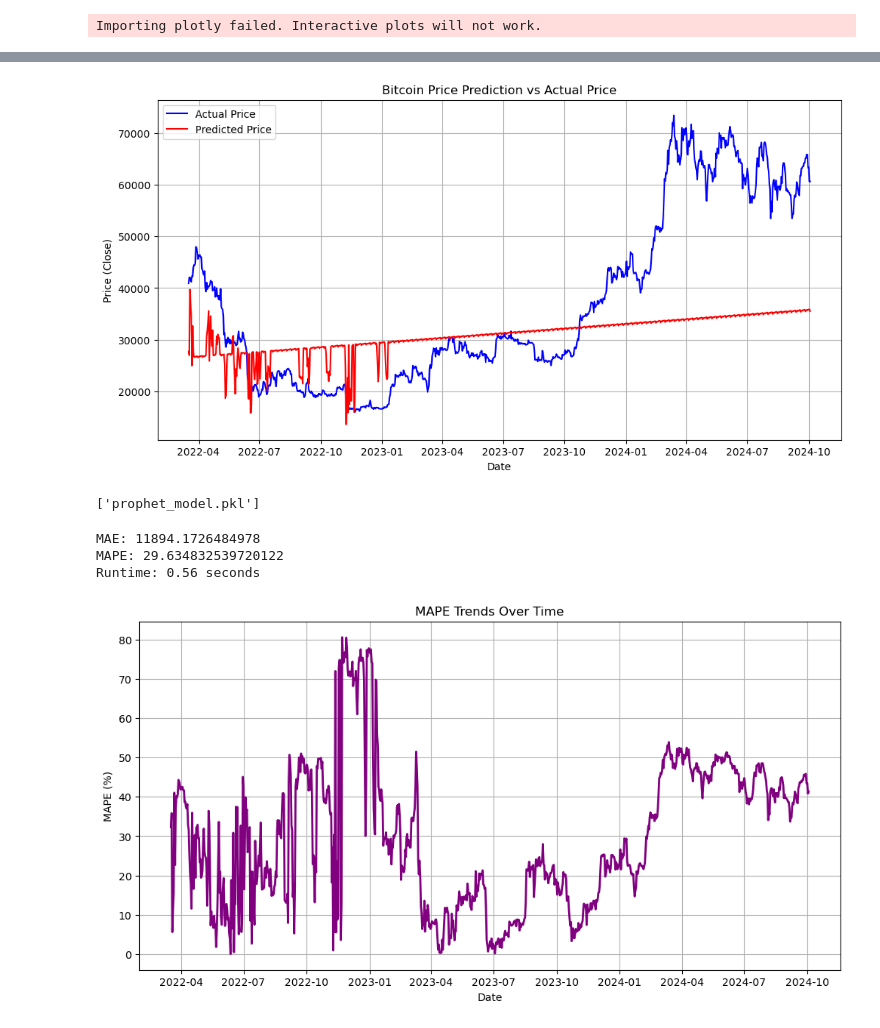
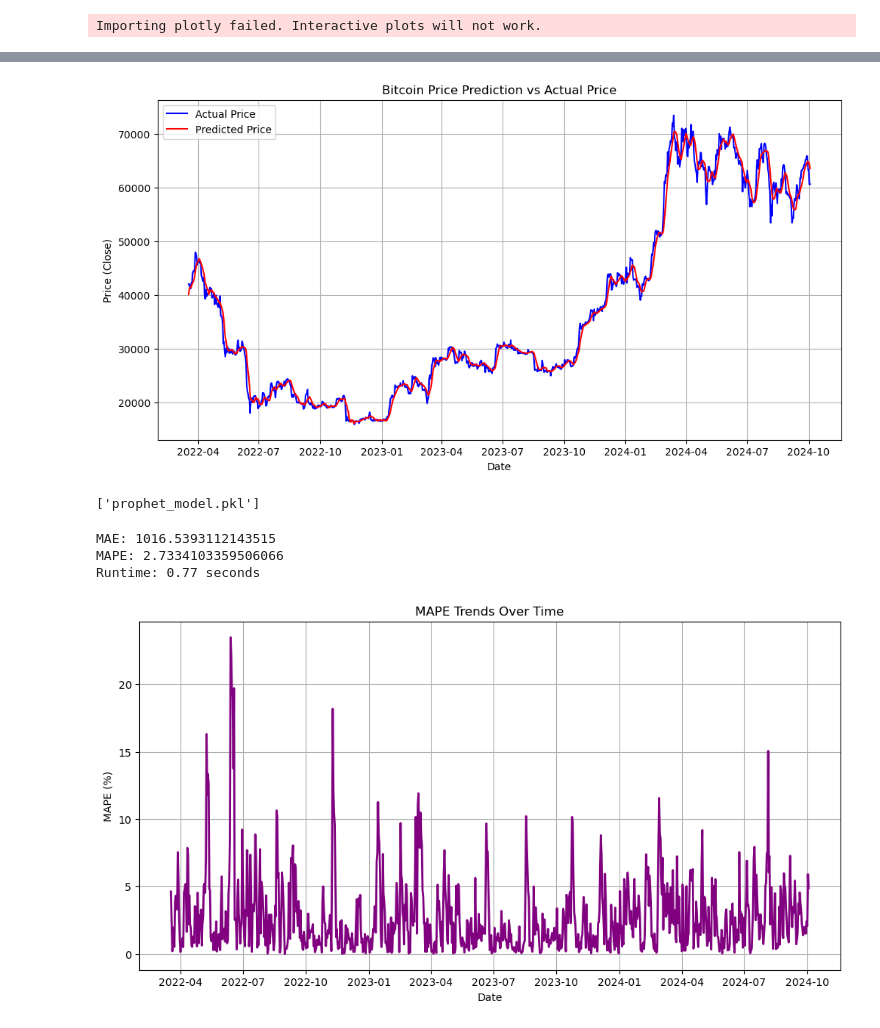
Before and after one commit to lcxWEB/bitflow, a Jupyter notebook: bitcoin_prediction/prophet.ipynb, the cells around one changed output, grey strips where cells are left out. Drawn from its saved outputs; the diff is of its cells as text; code cells hidden in the pictures.

Commit message:
optimize prophet

```diff
--- a/bitcoin_prediction/prophet.ipynb
+++ b/bitcoin_prediction/prophet.ipynb
@@ -19,6 +19,10 @@ df = pd.read_csv('bitcoin_price_sentiment_addmean.csv')
 
 # make sure the date is in datetime format
 df['date'] = pd.to_datetime(df['date'])
+df['rolling_mean_7'] = df['Close'].rolling(window=7).mean()
+df['rolling_std_7'] = df['Close'].rolling(window=7).std()
+df = df.dropna()
+print(df.head())
 
 # prepare the dataframe for prophet
 prophet_df = df[['date', 'Close']].rename(columns={'date': 'ds', 'Close': 'y'})
@@ -28,7 +32,7 @@ prophet_df = df[['date', 'Close']].rename(columns={'date': 'ds', 'Close': 'y'})
 # add the features to the dataframe
 # features = ['Open', 'High', 'Low', 'Volume', 'sentiment_scores']
 
-features = ['sentiment_scores']
+features = ['sentiment_scores', 'rolling_mean_7', 'rolling_std_7']
 
 # standardize the features
 scaler = StandardScaler()
@@ -41,5 +45,5 @@ for feature in features:
 # split the data into train and test
 train_df, test_df = train_test_split(prophet_df, test_size=0.2, shuffle=False)
 
-# Define holidays (e.g., US holidays)
-# holidays = make_holidays_df(year_list=[2022, 2023, 2024], country='US')
+print(train_df.head())
+print(test_df.tail())
@@ -132,7 +138,7 @@ for params in param_combinations:
     for feature in features:
         model.add_regressor(feature)
     model.fit(train_df)
-    future = test_df[['ds', 'sentiment_scores']]
+    future = test_df[['ds', 'sentiment_scores', 'rolling_mean_7', 'rolling_std_7']]
     forecast = model.predict(future)
     # mape = np.mean(np.abs((test_df['y'] - forecast['yhat']) / test_df['y'])) * 100
 
@@ -216,7 +219,7 @@ model.fit(train_df)
 # df_cv = cross_validation(model, initial='365.25 days', period='180 days', horizon='60 days')
 # df_performance = performance_metrics(df_cv)
 
-future = test_df[['ds', 'sentiment_scores']]
+future = test_df[['ds', 'sentiment_scores', 'rolling_mean_7', 'rolling_std_7']]
 
 # future = model.make_future_dataframe(periods=prediction_period)
 # for feature in features:
@@ -259,4 +262,4 @@ plt.show()
-[figure, old version]
+[figure, new version]
 # %%
 import joblib
 
@@ -269,18 +269,9 @@ historical_forecast = model.predict(prophet_df)
 # %%
-
-# calculate the metrics
-# y_true = prophet_df['y'].values  # 实际值
-# y_pred = historical_forecast['yhat'].values  # 预测值
+# compute the metrics
 # acual value
 y_true = test_df['y'].values
 # predicted value
 y_pred = forecast['yhat'].values
-
-# compute the mean squared error (MSE)
-mse = mean_squared_error(y_true, y_pred)
-
-# compute the root mean squared error (RMSE)
-rmse = np.sqrt(mse)
 
 # compute the mean absolute error (MAE)
 mae = mean_absolute_error(y_true, y_pred)
@@ -297,9 +288,9 @@ print(f'MAE: {mae}')
 print(f'MAPE: {mape}')
 print(f'Runtime: {runtime:.2f} seconds')
 # %% [output]
-MAE: 11894.1726484978
-MAPE: 29.634832539720122
-Runtime: 0.56 seconds
+MAE: 1016.5393112143515
+MAPE: 2.7334103359506066
+Runtime: 0.77 seconds
 # %%
 import numpy as np
 
@@ -314,7 +305,7 @@ plt.ylabel('MAPE (%)')
 plt.grid(True)
 plt.show()
 # %% [output]
-[figure, old version]
+[figure, new version]
 # %%
 import requests
 
```
Also changed, not shown: parts of 6 cells of this notebook, 3 other files.
